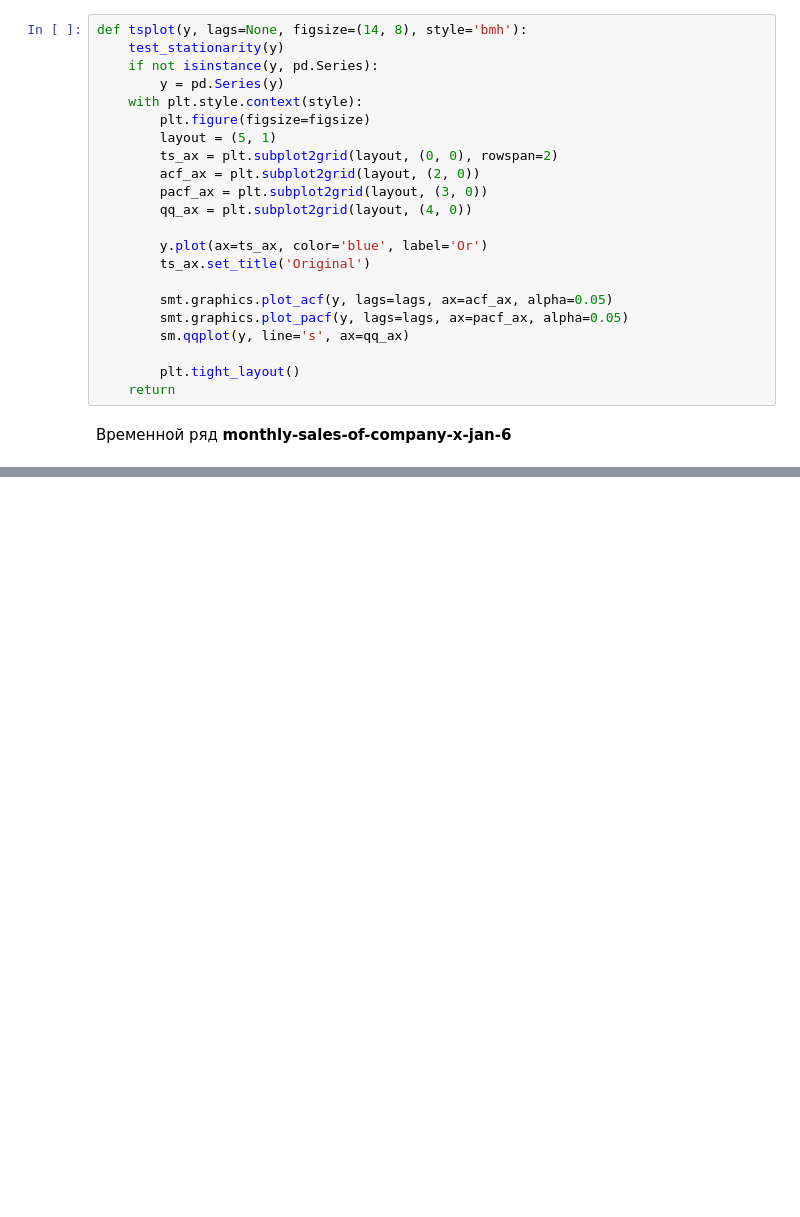
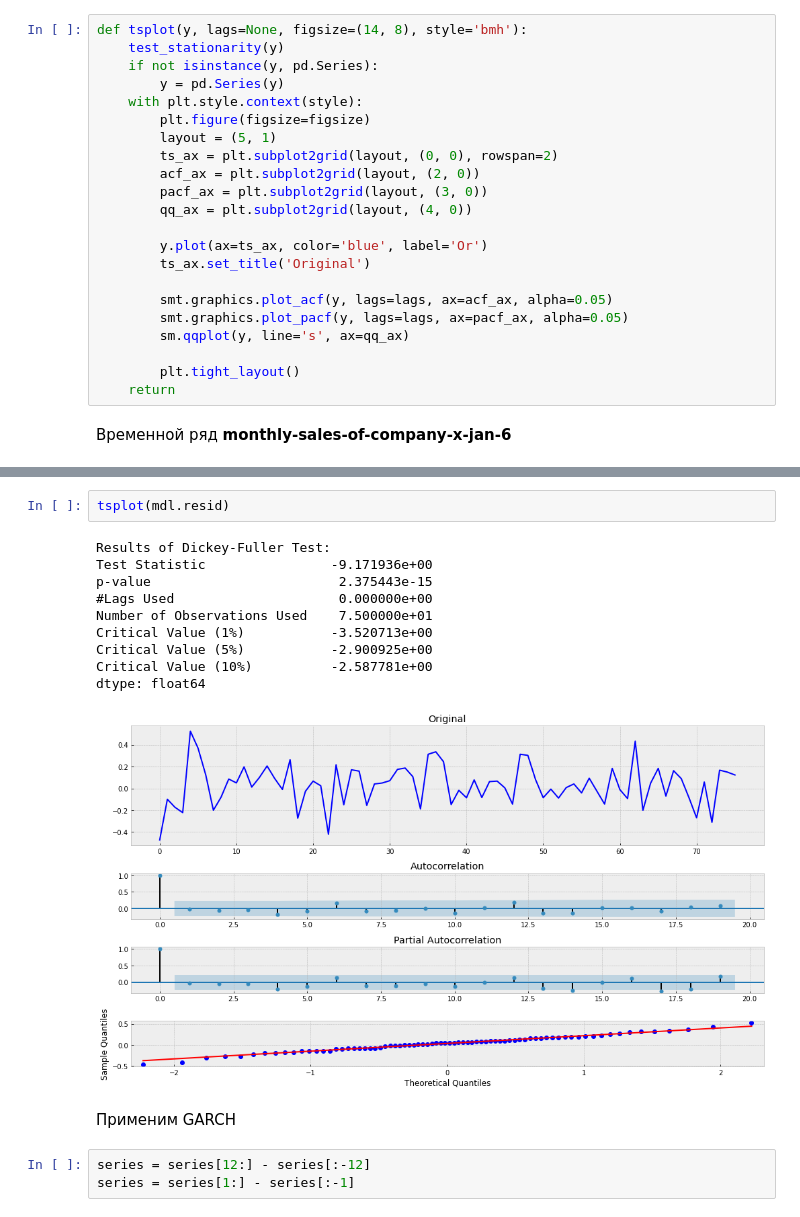
Before and after one commit to fitc293/-.-, a Jupyter notebook: Модели ARIMA и GARCH/DZ.ipynb, the cells around one changed output, grey strips where cells are left out. Saved outputs shown, nothing was run; the diff lists cells and outputs as text; blank space fills up the shorter version.

```diff
--- a/Модели ARIMA и GARCH/DZ.ipynb
+++ b/Модели ARIMA и GARCH/DZ.ipynb
@@ -100,0 +110,18 @@ plt.grid(True);
+# %%
+tsplot(mdl.resid)
+# %% [output]
+Results of Dickey-Fuller Test:
+Test Statistic                -9.171936e+00
+p-value                        2.375443e-15
+#Lags Used                     0.000000e+00
+Number of Observations Used    7.500000e+01
+Critical Value (1%)           -3.520713e+00
+Critical Value (5%)           -2.900925e+00
+Critical Value (10%)          -2.587781e+00
+dtype: float64
+[figure, added]
+# %% [markdown]
+Применим GARCH
+# %%
+series = series[12:] - series[:-12]
+series = series[1:] - series[:-1]
```
Also changed, not shown: parts of 11 cells of this notebook.
